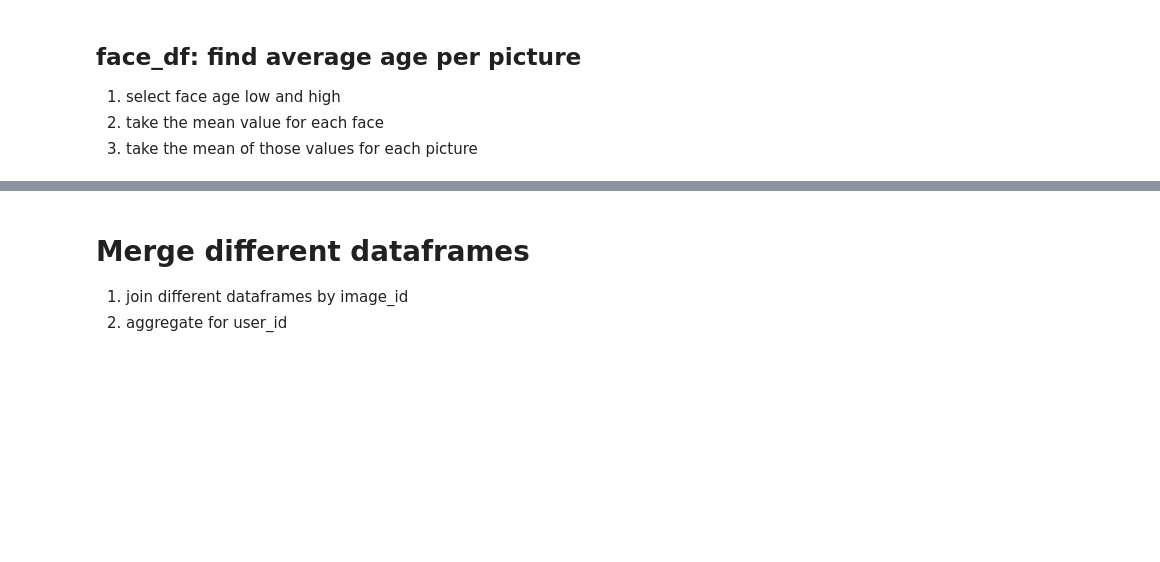
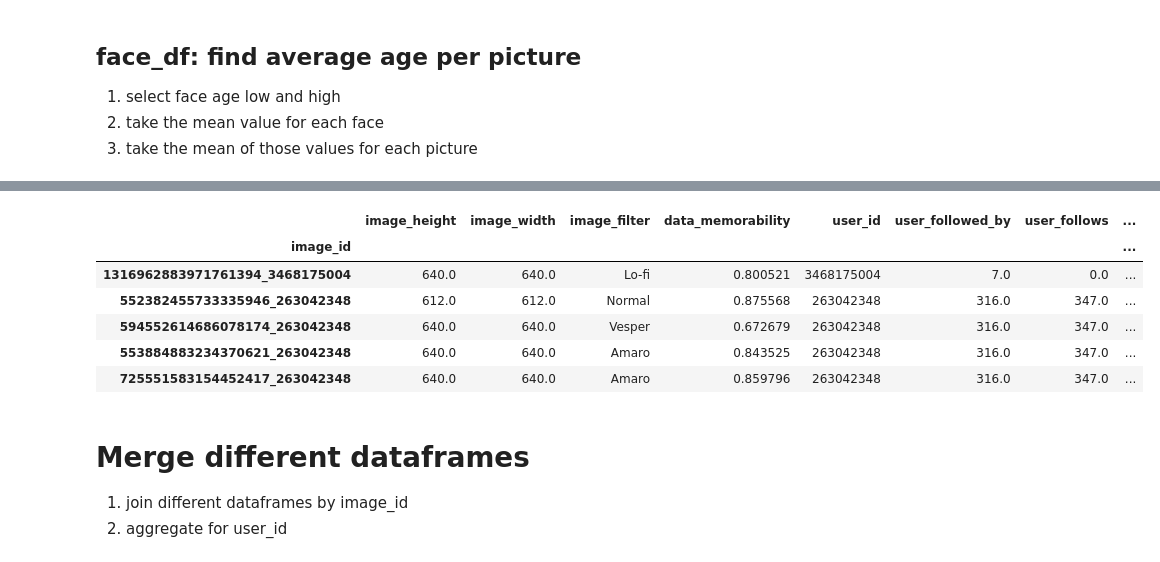
Before and after one commit to twvdb/assignment3-fundamentals-data-science, a Jupyter notebook: assignment3.ipynb, the cells around one changed output, grey strips where cells are left out. Drawn from its saved outputs; the diff is of its cells as text; code cells hidden in the pictures; blank space fills up the shorter version.

```diff
--- a/assignment3.ipynb
+++ b/assignment3.ipynb
@@ -208,7 +223,15 @@ average_age_df = pd.DataFrame(face_df_age.groupby('image_id')['average_age'].mea
 # %%
 # survey_df.to_csv('survey.csv')
 # %%
-image_d_df
+image_d_df.head()
+# %% [output]
+|  | image_height | image_width | image_filter | data_memorability | user_id | user_followed_by | user_follows | ... |
+| image_id |  |  |  |  |  |  |  | ... |
+| 1316962883971761394_3468175004 | 640.0 | 640.0 | Lo-fi | 0.800521 | 3468175004 | 7.0 | 0.0 | ... |
+| 552382455733335946_263042348 | 612.0 | 612.0 | Normal | 0.875568 | 263042348 | 316.0 | 347.0 | ... |
+| 594552614686078174_263042348 | 640.0 | 640.0 | Vesper | 0.672679 | 263042348 | 316.0 | 347.0 | ... |
+| 553884883234370621_263042348 | 640.0 | 640.0 | Amaro | 0.843525 | 263042348 | 316.0 | 347.0 | ... |
+| 725551583154452417_263042348 | 640.0 | 640.0 | Amaro | 0.859796 | 263042348 | 316.0 | 347.0 | ... |
 # %% [markdown]
 # Merge different dataframes
 
```
Also changed, not shown: parts of 13 cells of this notebook.
